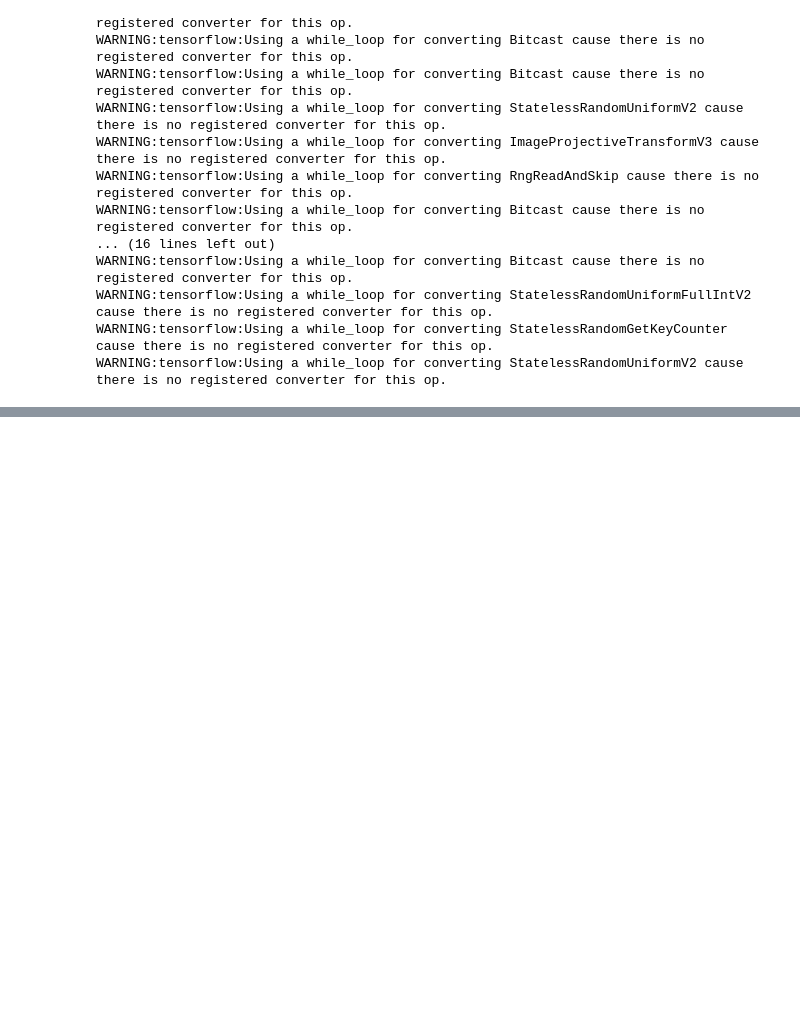
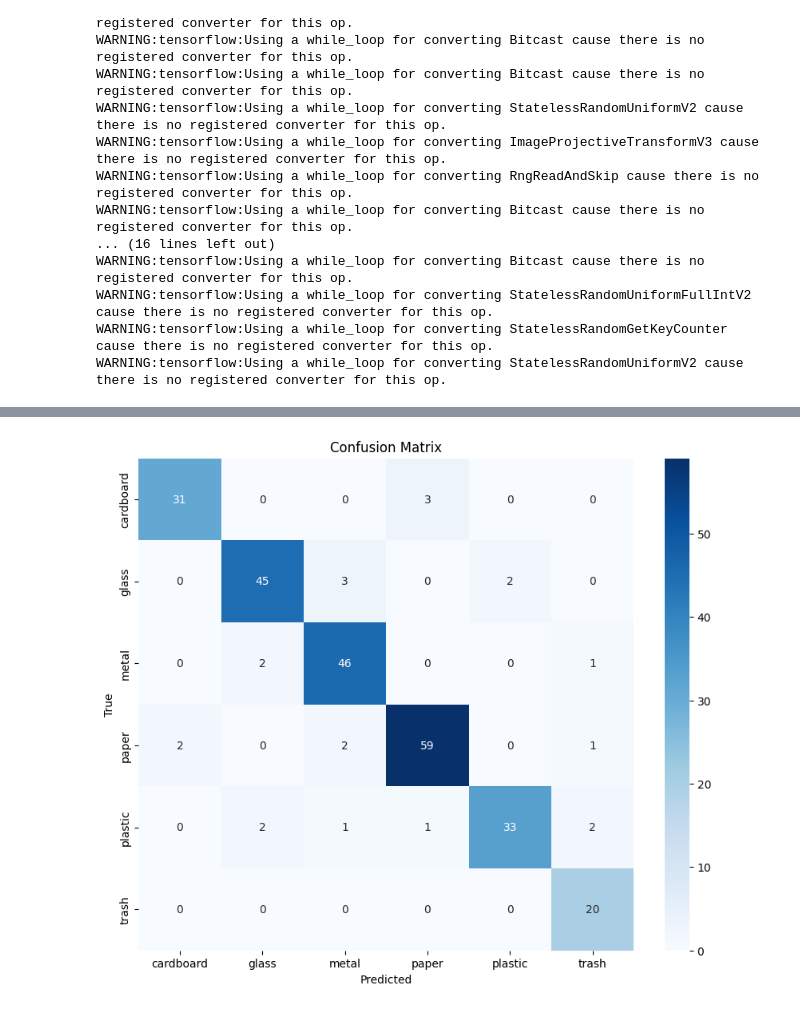
Before and after one commit to sufian-01/Garbage-classification-project, a Jupyter notebook: Garbage-classification.ipynb, the cells around one changed output, grey strips where cells are left out. Saved outputs shown, nothing was run; the diff lists cells and outputs as text; code cells hidden in the pictures; blank space fills up the shorter version.

```diff
--- a/Garbage-classification.ipynb
+++ b/Garbage-classification.ipynb
@@ -230,0 +375,16 @@ for layer in base_model.layers[:100]:  # You can adjust this number
+# %%
+# Extract true labels from all batches in the test dataset
+y_true = np.concatenate([y.numpy() for x, y in test_ds_eval], axis=0)  # Convert Tensor labels to NumPy array and concatenate them
+
+# Get predictions as probabilities from the model
+y_pred_probs = model.predict(test_ds_eval)  # Predict class probabilities for each sample in the test dataset
+
+# Convert probabilities to predicted class indices
+y_pred = np.argmax(y_pred_probs, axis=1)  # Select the class with the highest probability for each sample
+
+# Compute the confusion matrix to evaluate classification performance
+cm = confusion_matrix(y_true, y_pred)  # Generate confusion matrix comparing true labels to predicted labels
+
+# Print metrics to assess model performance
+print(cm)  # Display confusion matrix
+print(classification_report(y_true, y_pred))  # Print precision, recall, and F1-score for each class
@@ -230,0 +411,14 @@ for layer in base_model.layers[:100]:  # You can adjust this number
+# %%
+plt.figure(figsize=(10,8))  # Set figure size for better visualization
+
+sns.heatmap(cm, annot=True, fmt='d',  # Create heatmap using confusion matrix
+            xticklabels=class_names,  # Set class names for x-axis (predicted labels)
+            yticklabels=class_names,  # Set class names for y-axis (true labels)
+            cmap='Blues')  # Use a blue colormap for better contrast
+
+plt.xlabel('Predicted')  # Label x-axis as Predicted classes
+plt.ylabel('True')  # Label y-axis as True classes
+plt.title('Confusion Matrix')  # Add title to the heatmap
+plt.show()  # Display the plot
+# %% [output]
+[figure, added]
```
Also changed, not shown: parts of 11 cells of this notebook.
